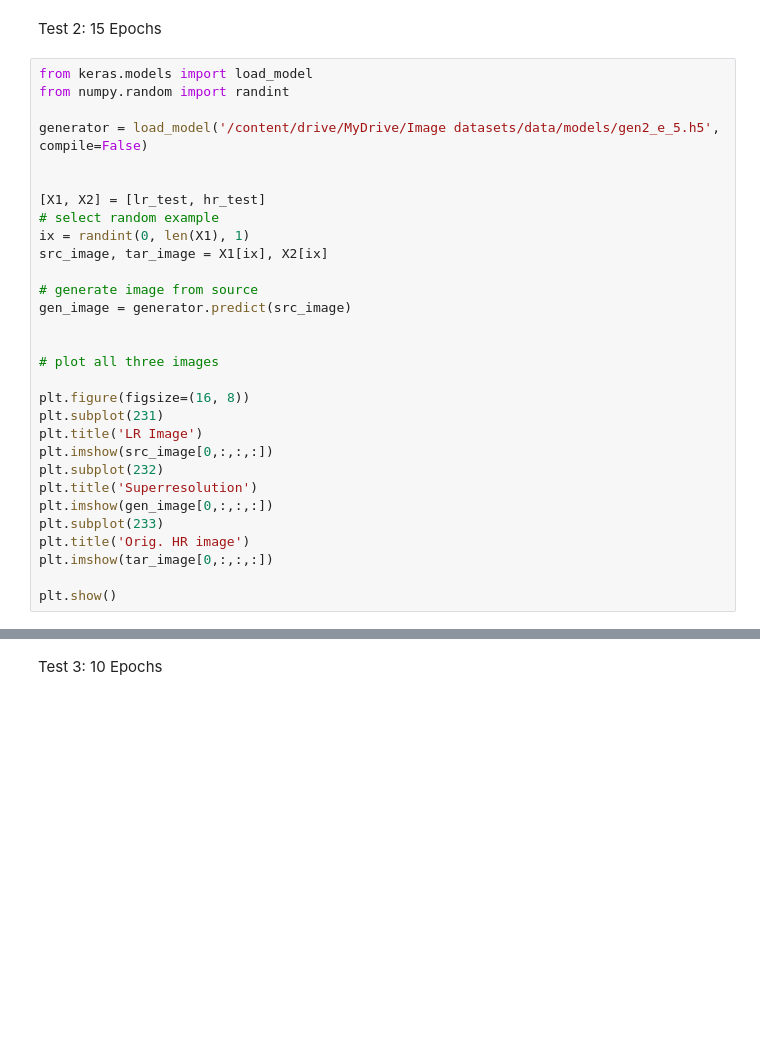
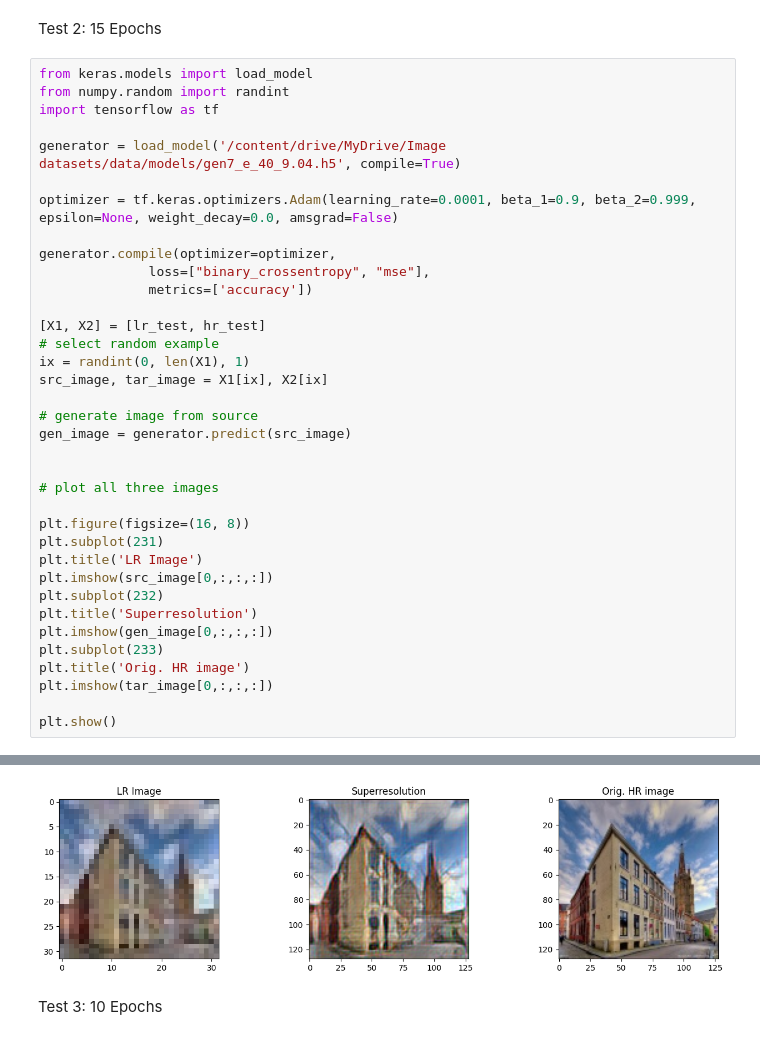
Before and after one commit to SESHG14/ESRGAN_TEACHER_2023, a Jupyter notebook: ESRGAN_Teacher_3_2023.ipynb, the cells around one changed output, grey strips where cells are left out. Drawn from its saved outputs; the diff is of its cells as text; blank space fills up the shorter version.

```diff
--- a/ESRGAN_Teacher_3_2023.ipynb
+++ b/ESRGAN_Teacher_3_2023.ipynb
@@ -602,9 +601,15 @@ Test 2: 15 Epochs
 # %%
 from keras.models import load_model
 from numpy.random import randint
+import tensorflow as tf
 
-generator = load_model('/content/drive/MyDrive/Image datasets/data/models/gen2_e_5.h5', compile=False)
+generator = load_model('/content/drive/MyDrive/Image datasets/data/models/gen7_e_40_9.04.h5', compile=True)
 
+optimizer = tf.keras.optimizers.Adam(learning_rate=0.0001, beta_1=0.9, beta_2=0.999, epsilon=None, weight_decay=0.0, amsgrad=False)
+
+generator.compile(optimizer=optimizer,
+              loss=["binary_crossentropy", "mse"],
+              metrics=['accuracy'])
 
 [X1, X2] = [lr_test, hr_test]
 # select random example
@@ -629,3 +634,4 @@ plt.title('Orig. HR image')
 plt.imshow(tar_image[0,:,:,:])
 
 plt.show()
+# %% [output]
@@ -632,3 +641,4 @@ plt.show()
+[figure, added]
 # %% [markdown]
 Test 3: 10 Epochs
 # %%
```
Also changed, not shown: parts of 13 cells of this notebook.
